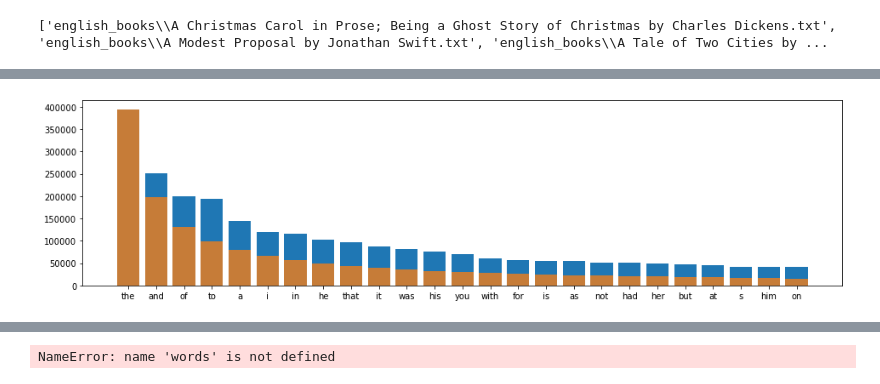
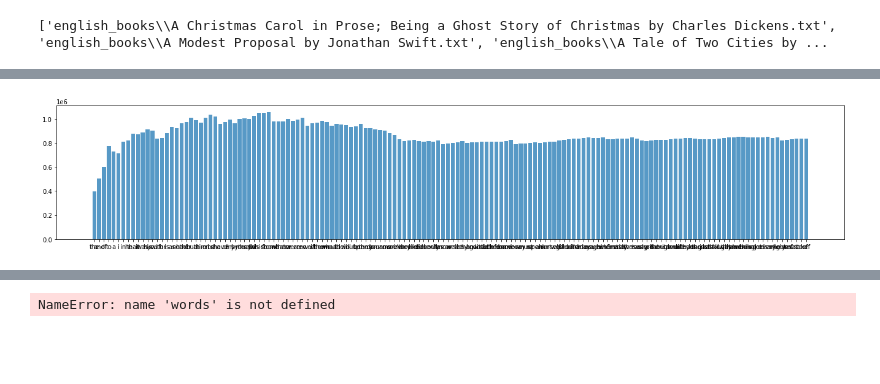
Before and after one commit to ccmerry/voynich_manuscript_text_analysis, a Jupyter notebook: book_analysis.ipynb, the cells around one changed output, grey strips where cells are left out. Cells and saved outputs as stored; diff of their text form; code cells hidden in the pictures; blank space fills up the shorter version.

Commit message:
addeded multiple graphs and fixed exp problem

```diff
--- a/book_analysis.ipynb
+++ b/book_analysis.ipynb
@@ -24,12 +24,13 @@ print(books)
 # %% [output]
 ['english_books\\A Christmas Carol in Prose; Being a Ghost Story of Christmas by Charles Dickens.txt', 'english_books\\A Modest Proposal by Jonathan Swift.txt', 'english_books\\A Tale of Two Cities by ...
 # %%
+book_word_d = {}
 all_book = ""
 for b in books:
     book = b[14:]
     if book != "The_Scarlet_Letter_by_Nathaniel_Hawthorne.txt":
     #if book == "The_Adventures_of_Sherlock_Holmes_by_Arthur_Conan_Doyle.txt" or book == "The_Scarlet_Letter_by_Nathaniel_Hawthorne.txt":
-        print(book)
+        print(book[:-4])
         with open('english_books\\'+book,encoding="utf8") as fi:
             book_r = fi.read()
         start_b = re.search(r"\*\*\*[\w|\s]+[\;|\w]+[\w|\s]+\*\*\*",book_r)
@@ -40,5 +41,9 @@ for b in books:
         end_b = re.search(r"\*\*\*[\w|\s]+[\;|\w]+[\w|\s]+\*\*\*",try_book)
         cut_off = end_b.start()
         complete_b = try_book[:cut_off]
-        all_book = all_book + complete_b
+        #text_soup = text_soup.replace('•', ' ')
+        c_book = complete_b.replace('\n', ' ')
+        book_name = book[:-4]
+        book_word_d[book_name] = c_book
+        all_book = all_book + c_book
 # %% [output]
@@ -62,6 +78,10 @@ Wuthering Heights by Emily Brontë.txt
 # %%
 book_r_words = [x.lower() for x in regexp_tokenize(all_book, '\w+')]
-book_r_counter = Counter(book_r_words).most_common(25)
+book_r_counter = Counter(book_r_words).most_common(150)
 # %%
-print(book_r_counter)
+word_num = 1
+for item in book_r_counter:
+    print("rank {}: {}".format(word_num,item[0]))
+    word_num = word_num + 1
+#print(book_r_counter)
 # %% [output]
@@ -69,22 +105,30 @@ print(book_r_counter)
+# %%
+book_token_words = [x.lower() for x in regexp_tokenize(book_word_d[b], '\w+')]
+book_token_counter = Counter(book_token_words).most_common(100)
+for item in book_token_counter:
 # %%
 for item in book_r_counter:
     top_count = item[1]
     break
 # %%
-plt.rcParams["figure.figsize"] = [16, 4]
+plt.rcParams["figure.figsize"] = [23, 4]
+false_word = ['s','t','n']
 ind = []
 fre = []
 fretwo = []
 run = 1
 for item in book_r_counter:
-    ind.append(item[0])
-    fre.append(item[1])
-    fretwo.append(top_count/run)
-    run = run + 1
+    if item[0] not in false_word:
+        ind.append(item[0])
+        fre.append(item[1])
+        fretwo.append(item[1]*run)
+        run = run + 1
 
-plt.bar(ind, fre, alpha = 1)
+#plt.bar(ind, fre, alpha = 1)
 plt.bar(ind, fretwo, alpha =  .75)
 
+plt.yscale('linear')
+
 plt.show()
 # %% [output]
-[figure, old version]
+[figure, new version]
```
Also changed, not shown: parts of 6 cells of this notebook.
